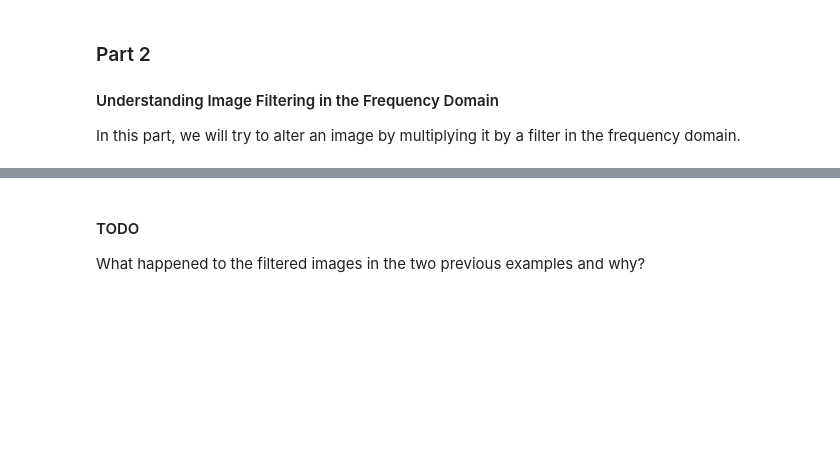
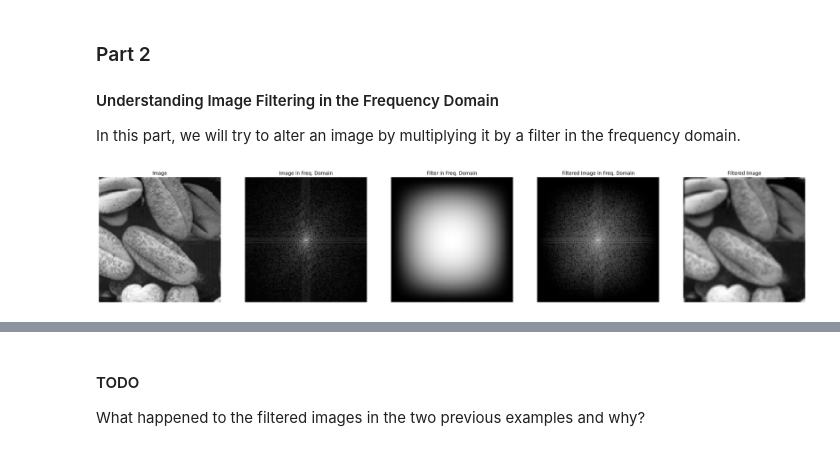
Before and after one commit to amir-kedis/image-processing-labs, a Jupyter notebook: Lab2-std/lab2-std.ipynb, the cells around one changed output, grey strips where cells are left out. Drawn from its saved outputs; the diff is of its cells as text; code cells hidden in the pictures; blank space fills up the shorter version.

```diff
--- a/Lab2-std/lab2-std.ipynb
+++ b/Lab2-std/lab2-std.ipynb
@@ -78,16 +103,22 @@ def apply_filter_in_freq(img, f):
                 ], ['Image', 'Image in Freq. Domain', 'Filter in Freq. Domain', 'Filtered Image in Freq. Domain', 'Filtered Image'])
 # %%
 # Let's try some filters on a sample image
-img = rgb2gray((io.imread('imgs/Picture2.png')))
+img = io.imread('imgs/Picture2.png')
+if img.shape[-1] == 4:  # Check for alpha
+    img = img[:, :, :3]  # take rgb
+img = rgb2gray(img)
+# img = rgb2gray((io.imread('imgs/Picture2.png')))
 
 # This is a low pass filter (more on that in the upcoming lectures)
 f=np.array([
     [1,2,1],
     [2,4,2],
     [1,2,1]
 ])
 
 apply_filter_in_freq(img, f)
+# %% [output]
+[figure, added]
 # %%
 # This is a high pass filter (more on that in the upcoming lectures)
 f=np.array([
```
Also changed, not shown: parts of 9 cells of this notebook.
